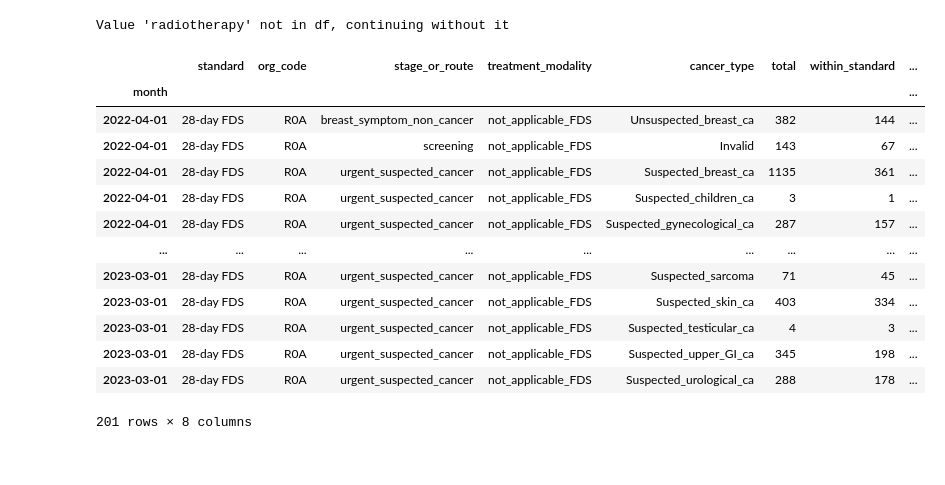
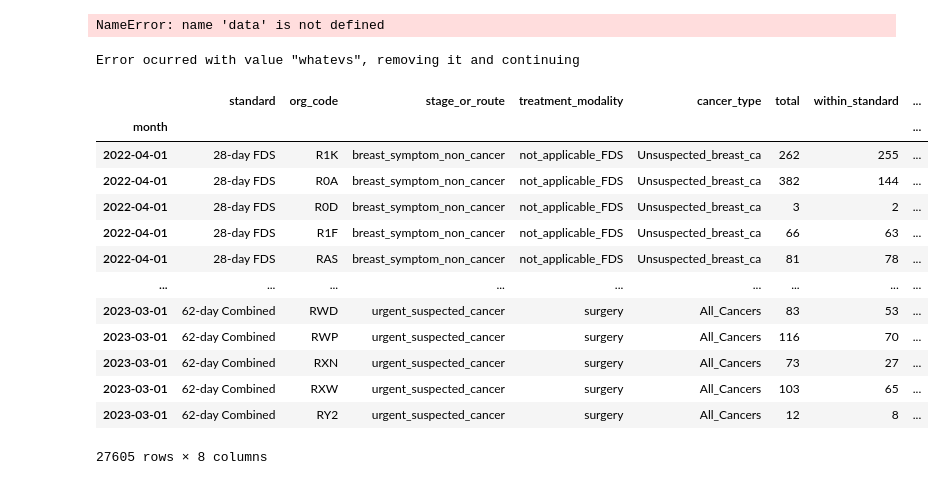
Before and after one commit to ploginovic/hpdm139_A2, a Jupyter notebook: canseer/workstation_21stDec.ipynb, the cells around one changed output. Saved outputs shown, nothing was run; the diff lists cells and outputs as text; code cells hidden in the pictures.

```diff
--- a/canseer/workstation_21stDec.ipynb
+++ b/canseer/workstation_21stDec.ipynb
@@ -31,3 +30,10 @@ fig, ax = plot_stacked(national_data[data_to_plot],labels,"Patients")
+# %%
+
+prop_breaches_graph(data, filters={'start_month':'05-2022',
+                              'end_month':'05-2022',
+                              'standard':'FDS'}, window_size=2)
+# %% [output]
+NameError: name 'data' is not defined
 # %%
 from data_wrangling import get_provider_data, nhs_code_link, help_with, read_icb_sicb_coding
 from data_wrangling import select_months, select_org, select_cancer, select_standard
@@ -40,22 +45,20 @@ from cancer_plotting import breaches_animated_plot
 # %%
 data = get_provider_data()
 # %%
-x = select_cancer(data, cancer_type=['whatevs','Unsuspected_breast_ca', 'All_Cancers'])
+select_cancer(data, cancer_type=['whatevs','Unsuspected_breast_ca', 'All_Cancers'])
+# %% [output]
+Error ocurred with value "whatevs", removing it and continuing
+|  | standard | org_code | stage_or_route | treatment_modality | cancer_type | total | within_standard | ... |
+| month |  |  |  |  |  |  |  | ... |
+| 2022-04-01 | 28-day FDS | R1K | breast_symptom_non_cancer | not_applicable_FDS | Unsuspected_breast_ca | 262 | 255 | ... |
+| 2022-04-01 | 28-day FDS | R0A | breast_symptom_non_cancer | not_applicable_FDS | Unsuspected_breast_ca | 382 | 144 | ... |
+| 2022-04-01 | 28-day FDS | R0D | breast_symptom_non_cancer | not_applicable_FDS | Unsuspected_breast_ca | 3 | 2 | ... |
+| 2022-04-01 | 28-day FDS | R1F | breast_symptom_non_cancer | not_applicable_FDS | Unsuspected_breast_ca | 66 | 63 | ... |
+| 2022-04-01 | 28-day FDS | RAS | breast_symptom_non_cancer | not_applicable_FDS | Unsuspected_breast_ca | 81 | 78 | ... |
+| ... | ... | ... | ... | ... | ... | ... | ... | ... |
+| 2023-03-01 | 62-day Combined | RWD | urgent_suspected_cancer | surgery | All_Cancers | 83 | 53 | ... |
+| 2023-03-01 | 62-day Combined | RWP | urgent_suspected_cancer | surgery | All_Cancers | 116 | 70 | ... |
+| 2023-03-01 | 62-day Combined | RXN | urgent_suspected_cancer | surgery | All_Cancers | 73 | 27 | ... |
+| 2023-03-01 | 62-day Combined | RXW | urgent_suspected_cancer | surgery | All_Cancers | 103 | 65 | ... |
+| 2023-03-01 | 62-day Combined | RY2 | urgent_suspected_cancer | surgery | All_Cancers | 12 | 8 | ... |
+27605 rows × 8 columns
-# %%
-filter_data(data, {'org':['R0A'], 'standard':'FDS','treatment':['radiotherapy','not_applicable_FDS'],})
-# %% [output]
-Value 'radiotherapy' not in df, continuing without it
-|  | standard | org_code | stage_or_route | treatment_modality | cancer_type | total | within_standard | ... |
-| month |  |  |  |  |  |  |  | ... |
-| 2022-04-01 | 28-day FDS | R0A | breast_symptom_non_cancer | not_applicable_FDS | Unsuspected_breast_ca | 382 | 144 | ... |
-| 2022-04-01 | 28-day FDS | R0A | screening | not_applicable_FDS | Invalid | 143 | 67 | ... |
-| 2022-04-01 | 28-day FDS | R0A | urgent_suspected_cancer | not_applicable_FDS | Suspected_breast_ca | 1135 | 361 | ... |
-| 2022-04-01 | 28-day FDS | R0A | urgent_suspected_cancer | not_applicable_FDS | Suspected_children_ca | 3 | 1 | ... |
-| 2022-04-01 | 28-day FDS | R0A | urgent_suspected_cancer | not_applicable_FDS | Suspected_gynecological_ca | 287 | 157 | ... |
-| ... | ... | ... | ... | ... | ... | ... | ... | ... |
-| 2023-03-01 | 28-day FDS | R0A | urgent_suspected_cancer | not_applicable_FDS | Suspected_sarcoma | 71 | 45 | ... |
-| 2023-03-01 | 28-day FDS | R0A | urgent_suspected_cancer | not_applicable_FDS | Suspected_skin_ca | 403 | 334 | ... |
-| 2023-03-01 | 28-day FDS | R0A | urgent_suspected_cancer | not_applicable_FDS | Suspected_testicular_ca | 4 | 3 | ... |
-| 2023-03-01 | 28-day FDS | R0A | urgent_suspected_cancer | not_applicable_FDS | Suspected_upper_GI_ca | 345 | 198 | ... |
-| 2023-03-01 | 28-day FDS | R0A | urgent_suspected_cancer | not_applicable_FDS | Suspected_urological_ca | 288 | 178 | ... |
-201 rows × 8 columns
```
Also changed, not shown: parts of 25 cells of this notebook, 2 other files.
